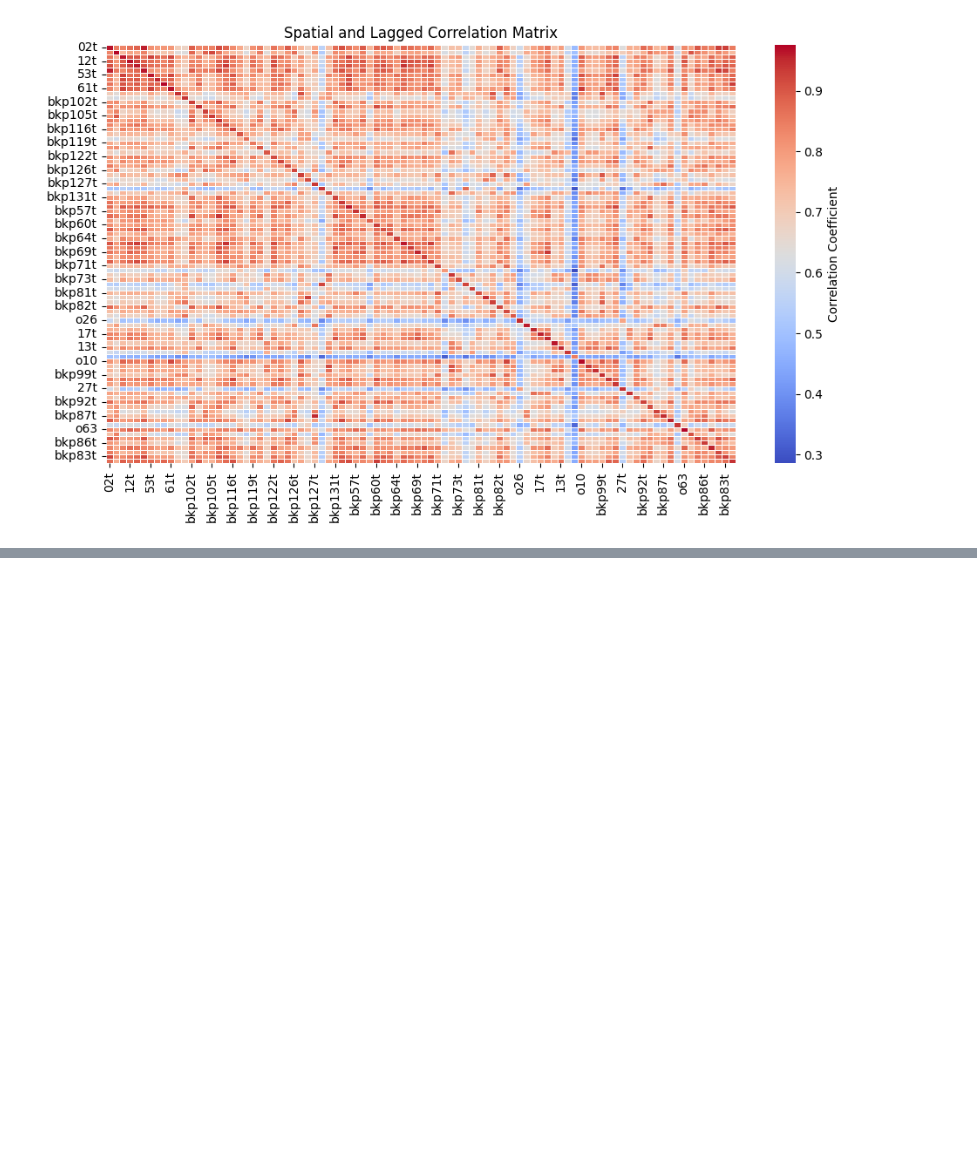
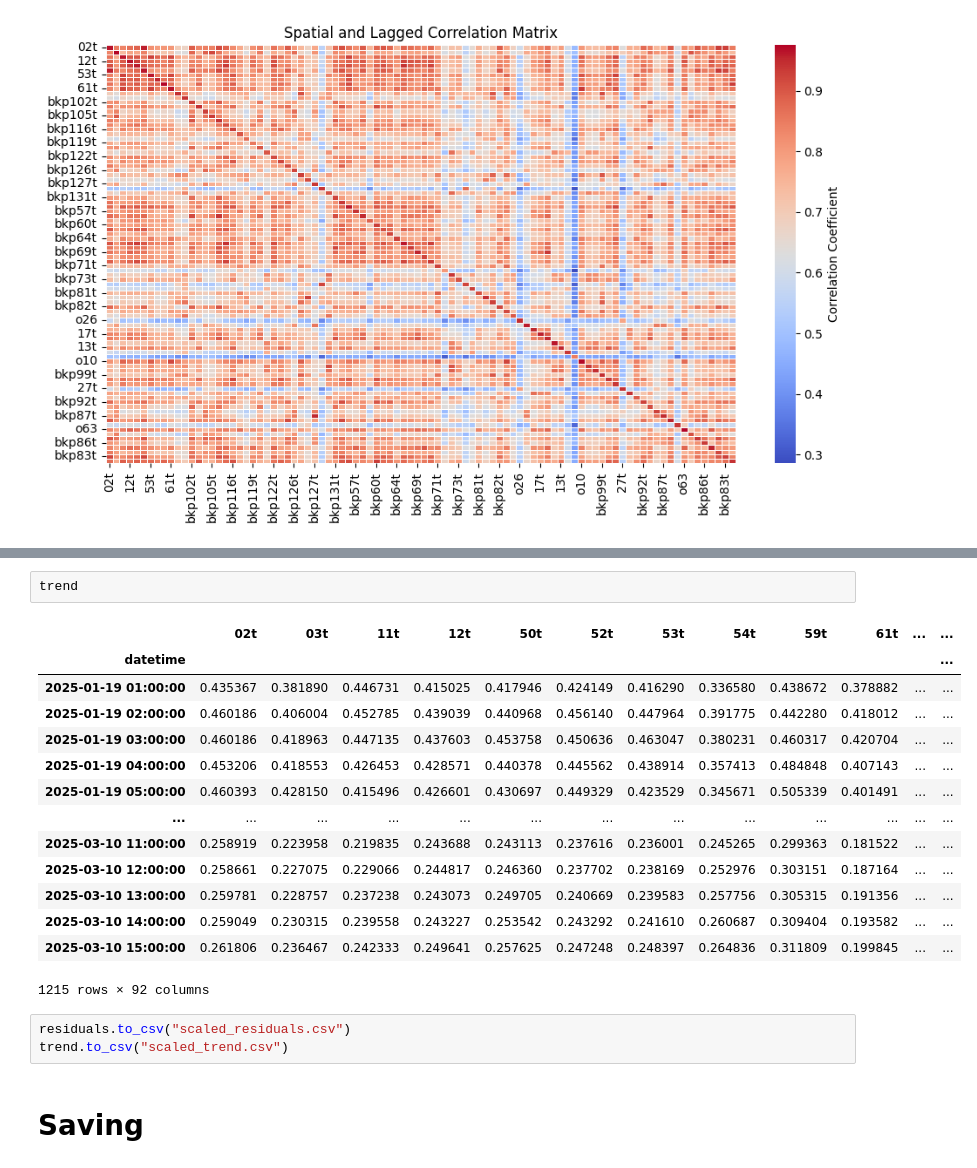
Before and after one commit to GemsLoveNLP/PM25, a Jupyter notebook: eda.ipynb, the cells around one changed output, grey strips where cells are left out. Cells and saved outputs as stored; diff of their text form; blank space fills up the shorter version.

```diff
--- a/eda.ipynb
+++ b/eda.ipynb
@@ -375,0 +577,22 @@ plt.show()
+# %%
+trend
+# %% [output]
+|  | 02t | 03t | 11t | 12t | 50t | 52t | 53t | 54t | 59t | 61t | ... | ... |
+| datetime |  |  |  |  |  |  |  |  |  |  |  | ... |
+| 2025-01-19 01:00:00 | 0.435367 | 0.381890 | 0.446731 | 0.415025 | 0.417946 | 0.424149 | 0.416290 | 0.336580 | 0.438672 | 0.378882 | ... | ... |
+| 2025-01-19 02:00:00 | 0.460186 | 0.406004 | 0.452785 | 0.439039 | 0.440968 | 0.456140 | 0.447964 | 0.391775 | 0.442280 | 0.418012 | ... | ... |
+| 2025-01-19 03:00:00 | 0.460186 | 0.418963 | 0.447135 | 0.437603 | 0.453758 | 0.450636 | 0.463047 | 0.380231 | 0.460317 | 0.420704 | ... | ... |
+| 2025-01-19 04:00:00 | 0.453206 | 0.418553 | 0.426453 | 0.428571 | 0.440378 | 0.445562 | 0.438914 | 0.357413 | 0.484848 | 0.407143 | ... | ... |
+| 2025-01-19 05:00:00 | 0.460393 | 0.428150 | 0.415496 | 0.426601 | 0.430697 | 0.449329 | 0.423529 | 0.345671 | 0.505339 | 0.401491 | ... | ... |
+| ... | ... | ... | ... | ... | ... | ... | ... | ... | ... | ... | ... | ... |
+| 2025-03-10 11:00:00 | 0.258919 | 0.223958 | 0.219835 | 0.243688 | 0.243113 | 0.237616 | 0.236001 | 0.245265 | 0.299363 | 0.181522 | ... | ... |
+| 2025-03-10 12:00:00 | 0.258661 | 0.227075 | 0.229066 | 0.244817 | 0.246360 | 0.237702 | 0.238169 | 0.252976 | 0.303151 | 0.187164 | ... | ... |
+| 2025-03-10 13:00:00 | 0.259781 | 0.228757 | 0.237238 | 0.243073 | 0.249705 | 0.240669 | 0.239583 | 0.257756 | 0.305315 | 0.191356 | ... | ... |
+| 2025-03-10 14:00:00 | 0.259049 | 0.230315 | 0.239558 | 0.243227 | 0.253542 | 0.243292 | 0.241610 | 0.260687 | 0.309404 | 0.193582 | ... | ... |
+| 2025-03-10 15:00:00 | 0.261806 | 0.236467 | 0.242333 | 0.249641 | 0.257625 | 0.247248 | 0.248397 | 0.264836 | 0.311809 | 0.199845 | ... | ... |
+1215 rows × 92 columns
+# %%
+residuals.to_csv("scaled_residuals.csv")
+trend.to_csv("scaled_trend.csv")
+# %% [markdown]
+# Saving
```
Also changed, not shown: parts of 18 cells of this notebook, 4 other files.
